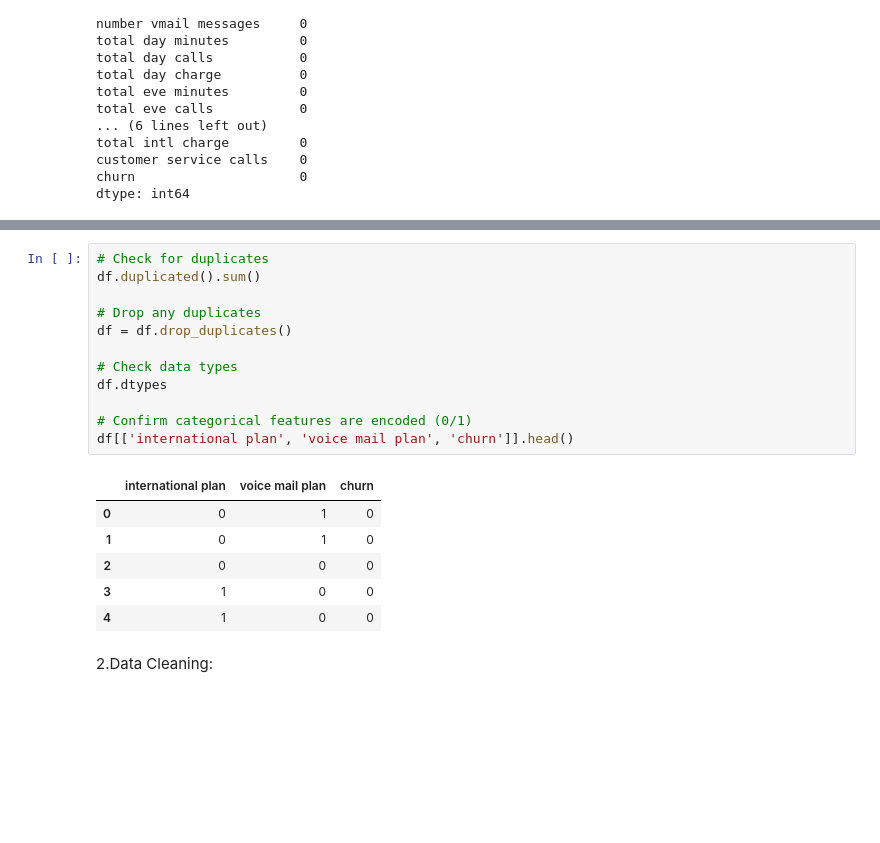
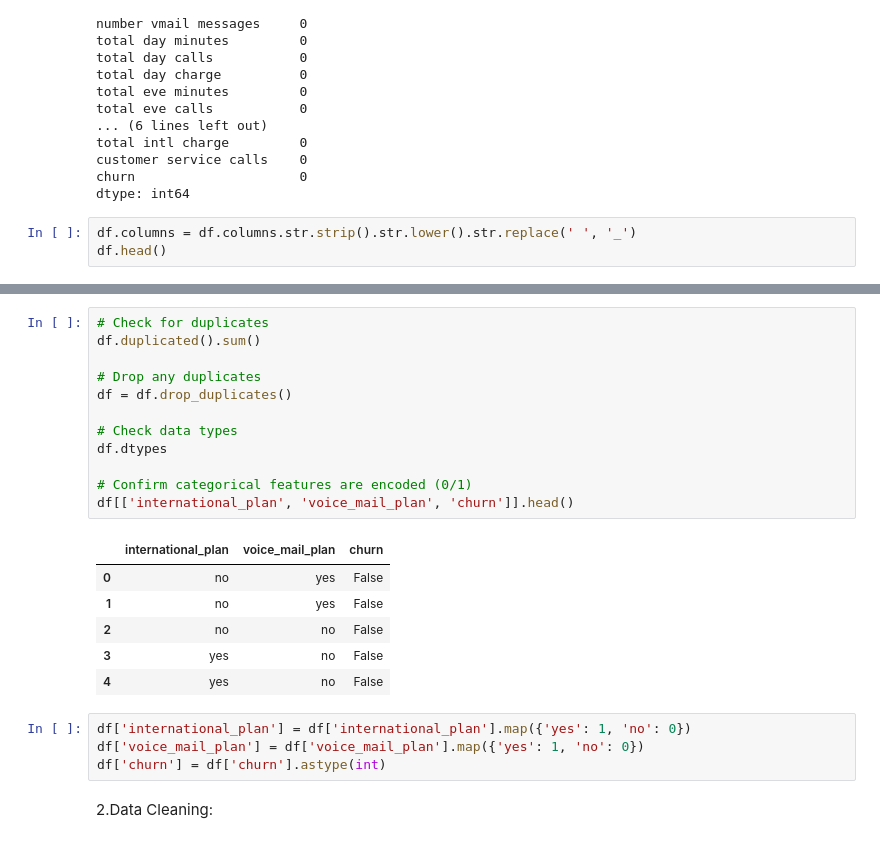
Before and after one commit to hanifa331/customer-churn, a Jupyter notebook: studenth.ipynb, the cells around one changed output, grey strips where cells are left out. Drawn from its saved outputs; the diff is of its cells as text; blank space fills up the shorter version.

```diff
--- a/studenth.ipynb
+++ b/studenth.ipynb
@@ -159,3 +160,6 @@ total intl charge         0
 customer service calls    0
 churn                     0
 dtype: int64
+# %%
+df.columns = df.columns.str.strip().str.lower().str.replace(' ', '_')
+df.head()
@@ -162,22 +174,26 @@ dtype: int64
 # %%
 # Check for duplicates
 df.duplicated().sum()
 
 # Drop any duplicates
 df = df.drop_duplicates()
 
 # Check data types
 df.dtypes
 
 # Confirm categorical features are encoded (0/1)
-df[['international plan', 'voice mail plan', 'churn']].head()
+df[['international_plan', 'voice_mail_plan', 'churn']].head()
 # %% [output]
-|  | international plan | voice mail plan | churn |
-| 0 | 0 | 1 | 0 |
-| 1 | 0 | 1 | 0 |
-| 2 | 0 | 0 | 0 |
-| 3 | 1 | 0 | 0 |
-| 4 | 1 | 0 | 0 |
+|  | international_plan | voice_mail_plan | churn |
+| 0 | no | yes | False |
+| 1 | no | yes | False |
+| 2 | no | no | False |
+| 3 | yes | no | False |
+| 4 | yes | no | False |
+# %%
+df['international_plan'] = df['international_plan'].map({'yes': 1, 'no': 0})
+df['voice_mail_plan'] = df['voice_mail_plan'].map({'yes': 1, 'no': 0})
+df['churn'] = df['churn'].astype(int)
 # %% [markdown]
 2.Data Cleaning:
 # %%
```
Also changed, not shown: parts of 73 cells of this notebook.
